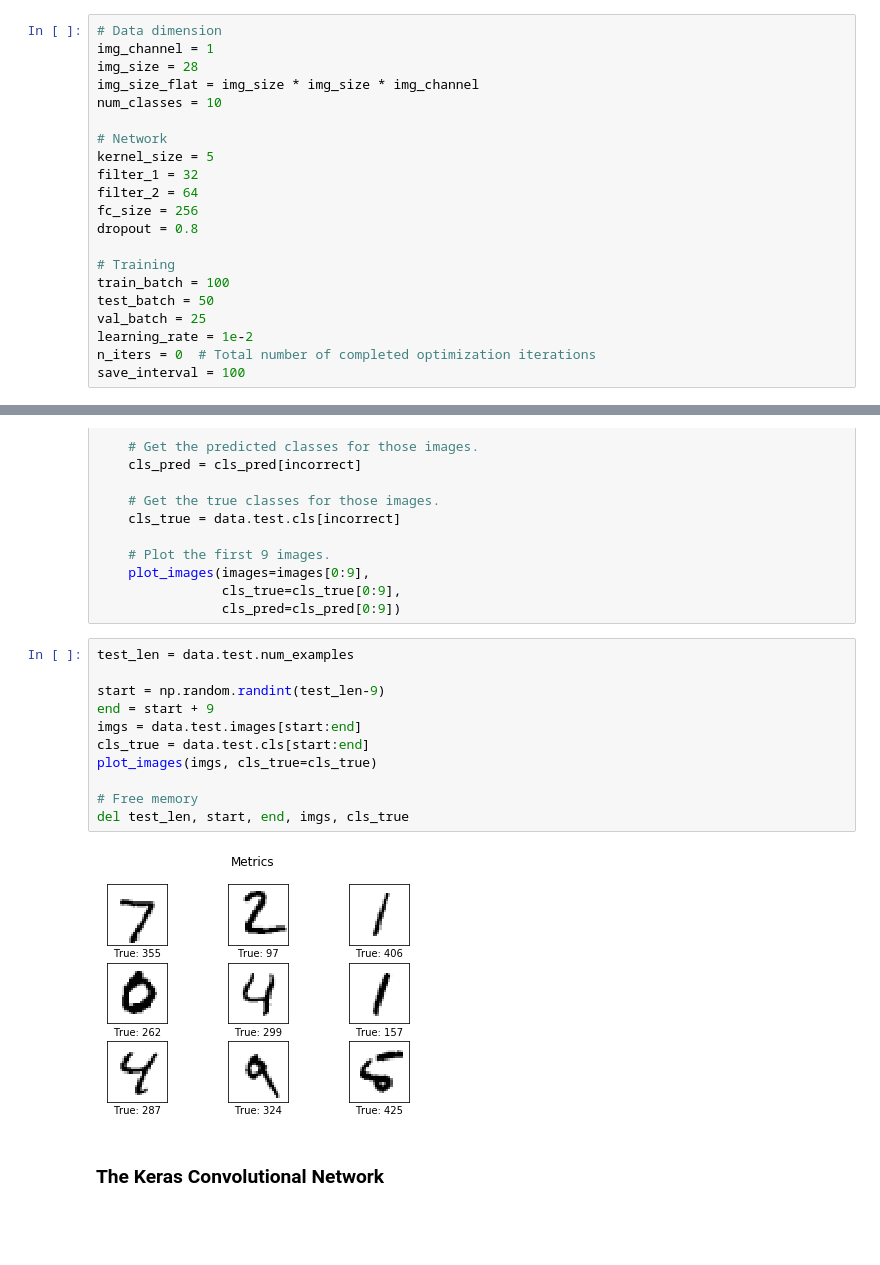
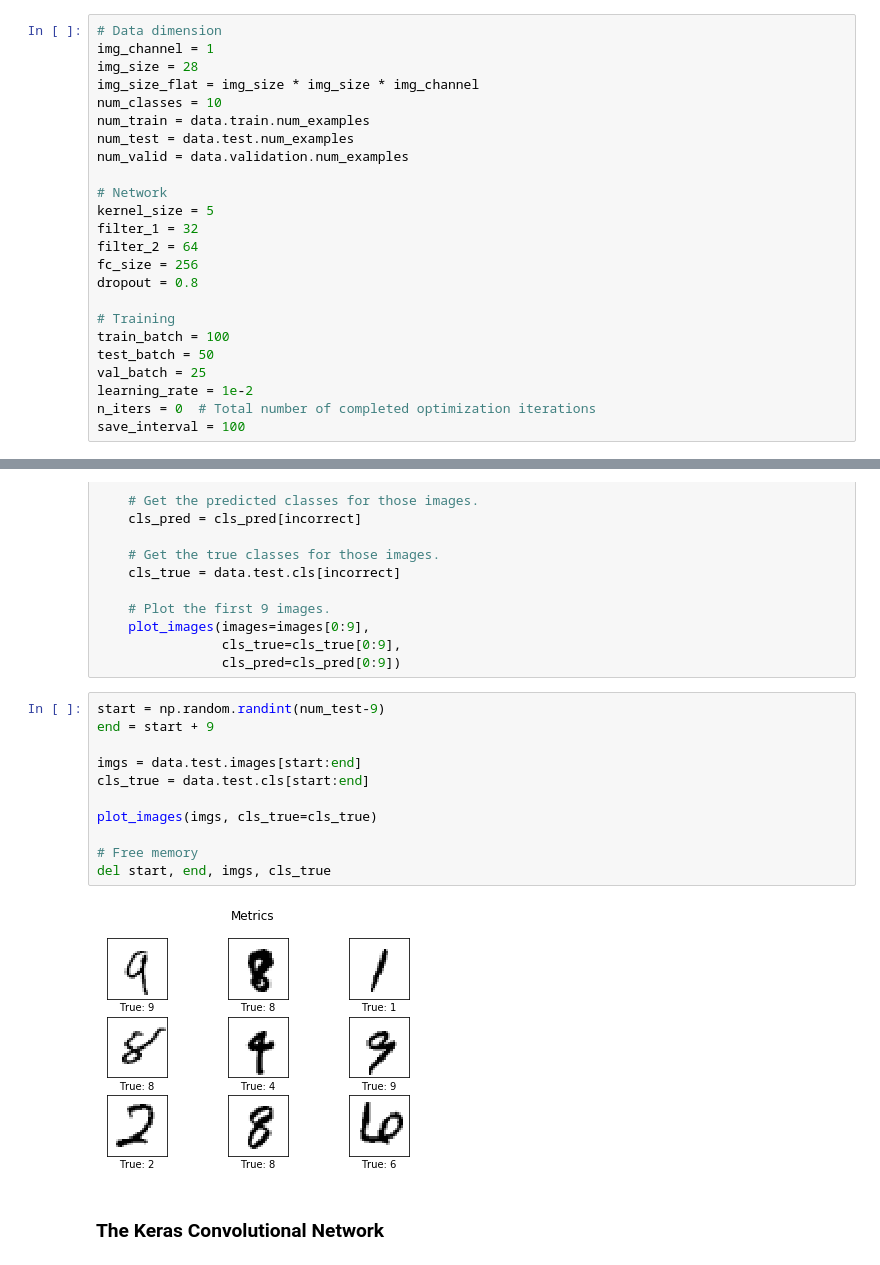
Before and after one commit to victor-iyi/deep-learning-with-tensorflow, a Jupyter notebook: convnet/convnet-with-keras-api.ipynb, the cells around one changed output, grey strips where cells are left out. Cells and saved outputs as stored; diff of their text form; blank space fills up the shorter version.

Commit message:
Randomizing display

```diff
--- a/convnet/convnet-with-keras-api.ipynb
+++ b/convnet/convnet-with-keras-api.ipynb
@@ -68,6 +63,9 @@ img_channel = 1
 img_size = 28
 img_size_flat = img_size * img_size * img_channel
 num_classes = 10
+num_train = data.train.num_examples
+num_test = data.test.num_examples
+num_valid = data.validation.num_examples
 
 # Network
 kernel_size = 5
@@ -137,18 +135,18 @@ def plot_example_errors(cls_pred):
                 cls_true=cls_true[0:9],
                 cls_pred=cls_pred[0:9])
 # %%
-test_len = data.test.num_examples
+start = np.random.randint(num_test-9)
+end = start + 9
 
-start = np.random.randint(test_len-9)
-end = start + 9
 imgs = data.test.images[start:end]
 cls_true = data.test.cls[start:end]
+
 plot_images(imgs, cls_true=cls_true)
 
 # Free memory
-del test_len, start, end, imgs, cls_true
+del start, end, imgs, cls_true
 # %% [output]
-[figure, old version]
+[figure, new version]
 # %% [markdown]
 ### The Keras Convolutional Network
 # %%
```
Also changed, not shown: parts of 13 cells of this notebook, 1 other file.
